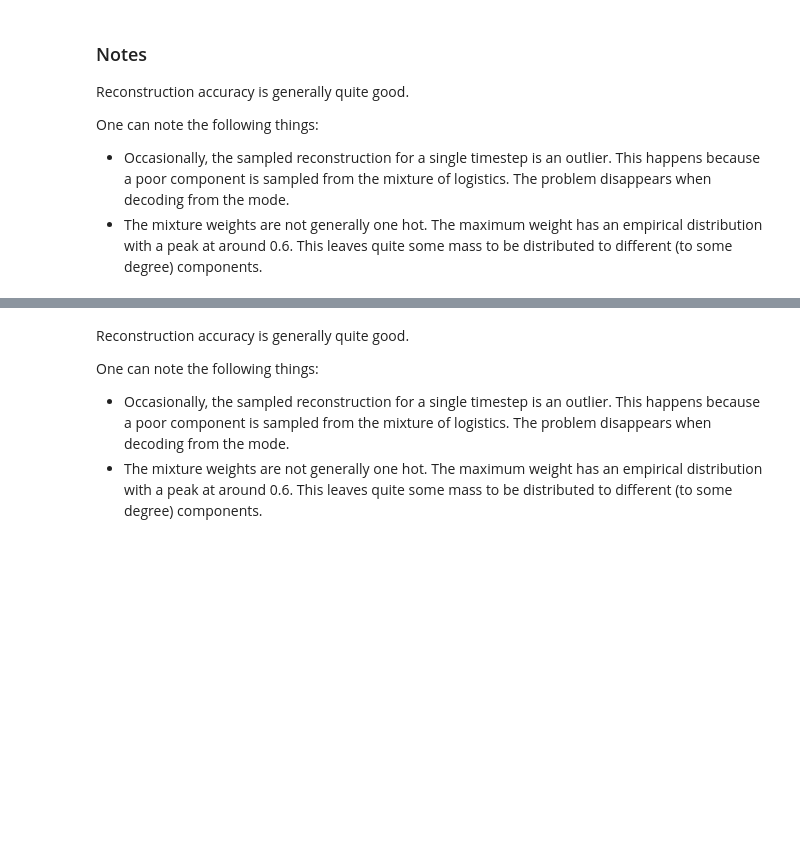
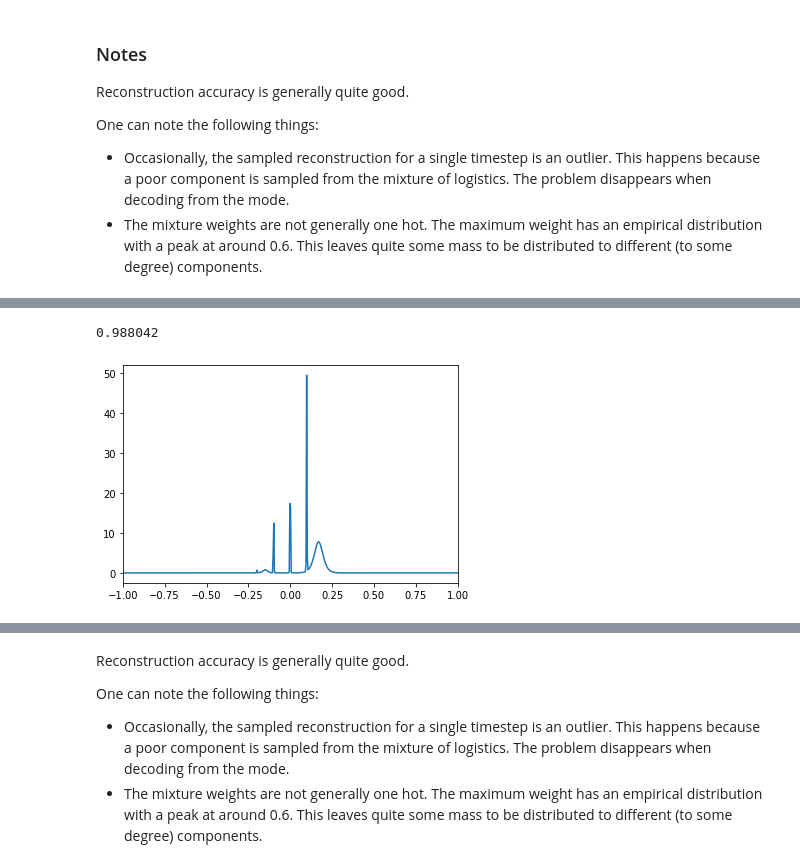
Before and after one commit to JakobHavtorn/vseq, a Jupyter notebook: notebooks/cwvae_evaluation.ipynb, the cells around one changed output, grey strips where cells are left out. Cells and saved outputs as stored; diff of their text form; code cells hidden in the pictures; blank space fills up the shorter version.

```diff
--- a/notebooks/cwvae_evaluation.ipynb
+++ b/notebooks/cwvae_evaluation.ipynb
@@ -442,0 +584,12 @@ fig.savefig(f"./figures/cwvae_evaluation/{run_id}_reconstruction_p_x_distributio
+# %%
+def logistic_mixture_pdf(x, means, log_scales, unnorm_weights):
+    """
+    x (B, T)
+    means (B, T, M)
+    log_scales (B, T, M)
+    unnorm_weights (B, T, M)
+    """
+    pdfs = logistic_pdf(x, means, log_scales)
+    weights = unnorm_weights.softmax(-1)
+    weighted_pdfs = (pdfs * weights).sum(-1)
+    return weighted_pdfs
@@ -442,0 +614,8 @@ fig.savefig(f"./figures/cwvae_evaluation/{run_id}_reconstruction_p_x_distributio
+# %%
+pdf = logistic_mixture_pdf(x, means.cpu(), log_scales.cpu(), unnorm_weights.cpu())
+plt.plot(x.cpu().numpy()[:, 0], pdf[:, 3].cpu().numpy())
+plt.xlim([-1, 1])
+np.trapz(pdf[:, 3], dx=2/500)
+# %% [output]
+0.988042
+[figure, added]
```
Also changed, not shown: parts of 46 cells of this notebook, 3 other files.
